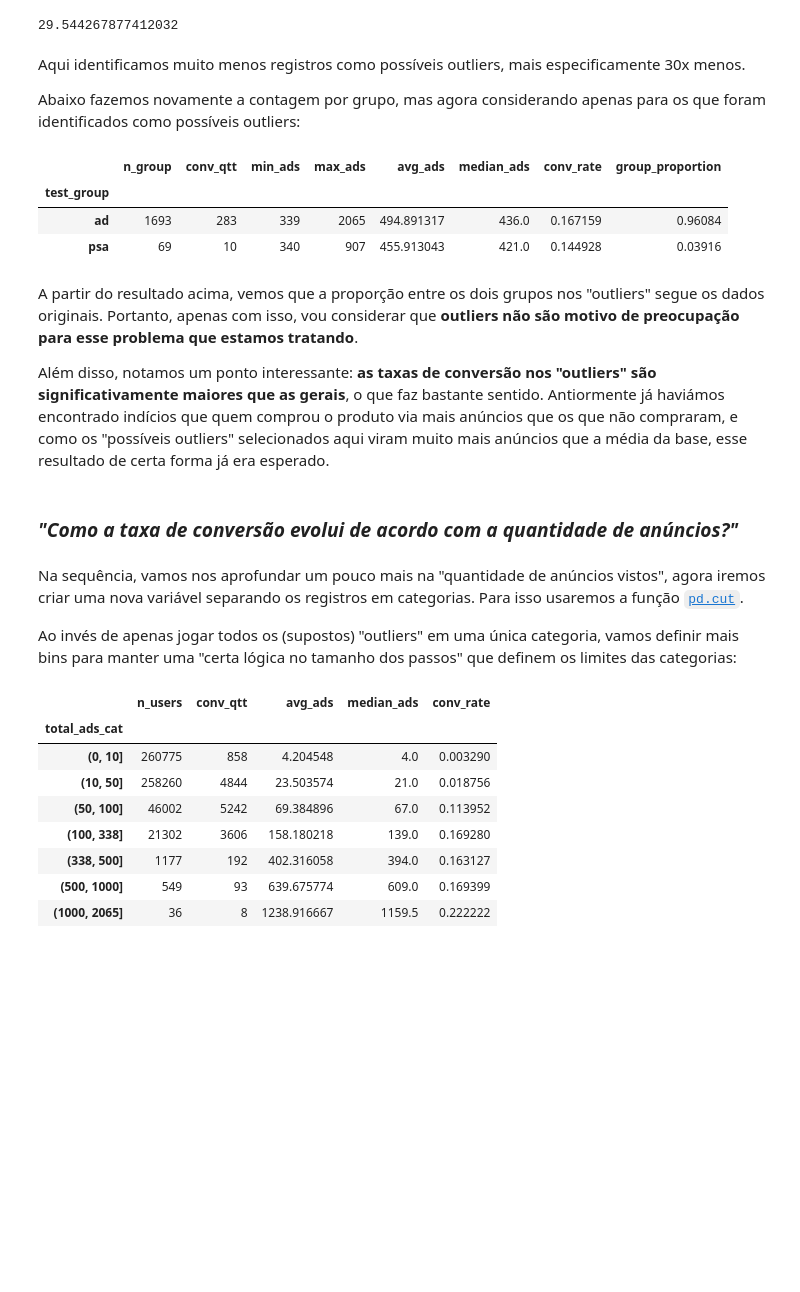
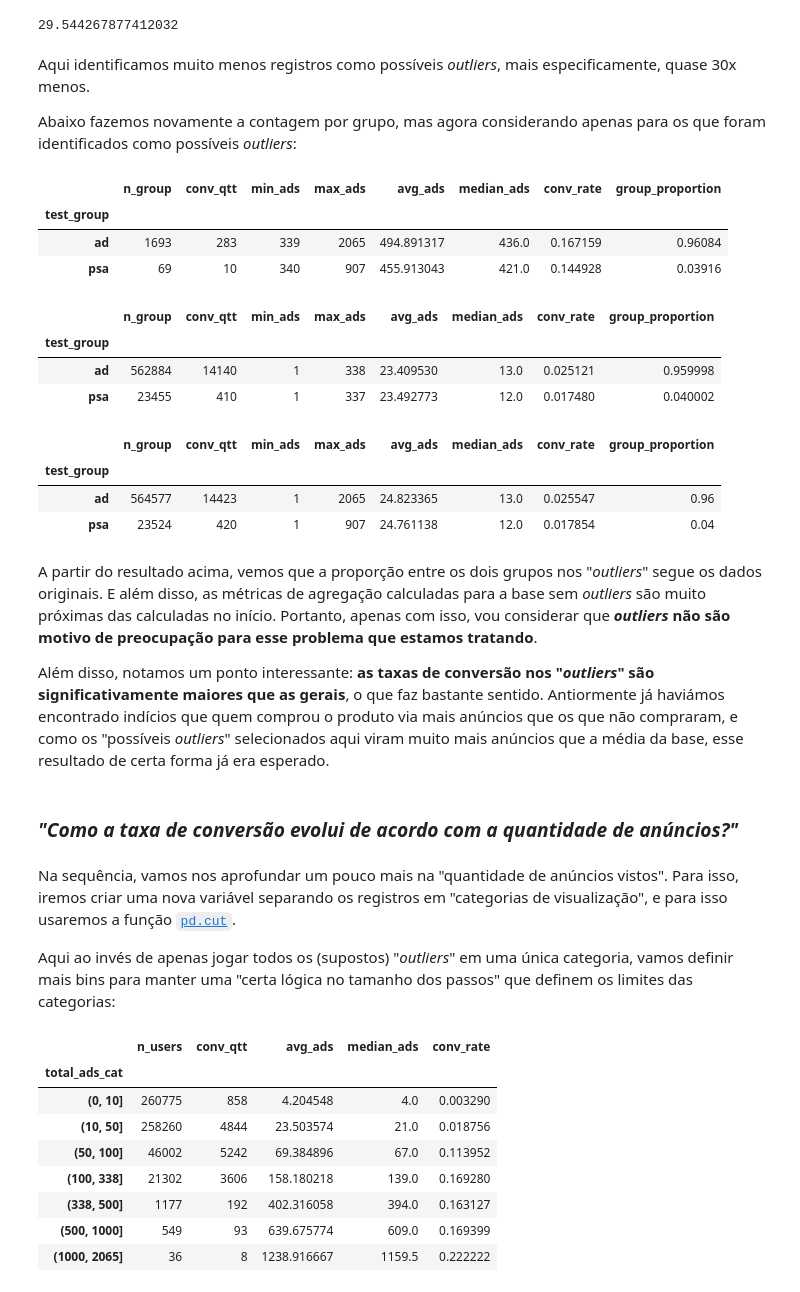
Before and after one commit to brnocesar/data-science-portifolio, a Jupyter notebook: ab_testing/marketing_ab_pt_br.ipynb, the cells around one changed output. Saved outputs shown, nothing was run; the diff lists cells and outputs as text; code cells hidden in the pictures; blank space fills up the shorter version.

```diff
--- a/ab_testing/marketing_ab_pt_br.ipynb
+++ b/ab_testing/marketing_ab_pt_br.ipynb
@@ -263,7 +299,7 @@ len(df_outliers_iqr) / len(df_outliers_997)
 # %% [output]
 29.544267877412032
 # %% [markdown]
-Aqui identificamos muito menos registros como possíveis outliers, mais especificamente 30x menos.
+Aqui identificamos muito menos registros como possíveis _outliers_, mais especificamente, quase 30x menos.
 
-Abaixo fazemos novamente a contagem por grupo, mas agora considerando apenas para os que foram identificados como possíveis outliers:
+Abaixo fazemos novamente a contagem por grupo, mas agora considerando apenas para os que foram identificados como possíveis _outliers_:
 # %%
@@ -284,16 +320,43 @@ df_outliers_997.groupby('test_group').agg(
 | test_group |  |  |  |  |  |  |  |  |
 | ad | 1693 | 283 | 339 | 2065 | 494.891317 | 436.0 | 0.167159 | 0.96084 |
 | psa | 69 | 10 | 340 | 907 | 455.913043 | 421.0 | 0.144928 | 0.03916 |
+# %%
+# make counts according to group and calculate conversion rate, for those NOT selected as outliers
+df_no_outliers_997 = df[df['total_ads'] <= lim_997]
+df_no_outliers_997.groupby('test_group').agg(
+    n_group=("test_group", "count"),
+    conv_qtt=("converted", "sum"),
+    min_ads=("total_ads", "min"),
+    max_ads=("total_ads", "max"),
+    avg_ads=("total_ads", "mean"),
+    median_ads=("total_ads", "median")
+).assign(
+    conv_rate=lambda inner_df: inner_df.conv_qtt / inner_df.n_group,
+    group_proportion=lambda inner_df: inner_df.n_group / len(df_no_outliers_997)
+)
+# %% [output]
+|  | n_group | conv_qtt | min_ads | max_ads | avg_ads | median_ads | conv_rate | group_proportion |
+| test_group |  |  |  |  |  |  |  |  |
+| ad | 562884 | 14140 | 1 | 338 | 23.409530 | 13.0 | 0.025121 | 0.959998 |
+| psa | 23455 | 410 | 1 | 337 | 23.492773 | 12.0 | 0.017480 | 0.040002 |
+# %%
+# aggregation metrics calculated for the entire dataset, without removing outliers
+df_groups
+# %% [output]
+|  | n_group | conv_qtt | min_ads | max_ads | avg_ads | median_ads | conv_rate | group_proportion |
+| test_group |  |  |  |  |  |  |  |  |
+| ad | 564577 | 14423 | 1 | 2065 | 24.823365 | 13.0 | 0.025547 | 0.96 |
+| psa | 23524 | 420 | 1 | 907 | 24.761138 | 12.0 | 0.017854 | 0.04 |
 # %% [markdown]
-A partir do resultado acima, vemos que a proporção entre os dois grupos nos "outliers" segue os dados originais. Portanto, apenas com isso, vou considerar que **outliers não são motivo de preocupação para esse problema que estamos tratando**.
+A partir do resultado acima, vemos que a proporção entre os dois grupos nos "_outliers_" segue os dados originais. E além disso, as métricas de agregação calculadas para a base sem _outliers_ são muito próximas das calculadas no início. Portanto, apenas com isso, vou considerar que **_outliers_ não são motivo de preocupação para esse problema que estamos tratando**.
 
-Além disso, notamos um ponto interessante: **as taxas de conversão nos "outliers" são significativamente maiores que as gerais**, o que faz bastante sentido. Antiormente já haviámos encontrado indícios que quem comprou o produto via mais anúncios que os que não compraram, e como os "possíveis outliers" selecionados aqui viram muito mais anúncios que a média da base, esse resultado de certa forma já era esperado.
+Além disso, notamos um ponto interessante: **as taxas de conversão nos "_outliers_" são significativamente maiores que as gerais**, o que faz bastante sentido. Antiormente já haviámos encontrado indícios que quem comprou o produto via mais anúncios que os que não compraram, e como os "possíveis _outliers_" selecionados aqui viram muito mais anúncios que a média da base, esse resultado de certa forma já era esperado.
 # %% [markdown]
 ### _"Como a taxa de conversão evolui de acordo com a quantidade de anúncios?"_
 # %% [markdown]
-Na sequência, vamos nos aprofundar um pouco mais na "quantidade de anúncios vistos", agora iremos criar uma nova variável separando os registros em categorias. Para isso usaremos a função [`pd.cut`](https://pandas.pydata.org/docs/reference/api/pandas.cut.html).
+Na sequência, vamos nos aprofundar um pouco mais na "quantidade de anúncios vistos". Para isso, iremos criar uma nova variável separando os registros em "categorias de visualização", e para isso usaremos a função [`pd.cut`](https://pandas.pydata.org/docs/reference/api/pandas.cut.html).
 
-Ao invés de apenas jogar todos os (supostos) "outliers" em uma única categoria, vamos definir mais bins para manter uma "certa lógica no tamanho dos passos" que definem os limites das categorias:
+Aqui ao invés de apenas jogar todos os (supostos) "_outliers_" em uma única categoria, vamos definir mais bins para manter uma "certa lógica no tamanho dos passos" que definem os limites das categorias:
 # %%
 # applies categorization to the amount of total Ads
 bins                = [0, 10, 50, 100, 338, 500, 1000, df['total_ads'].max()]
```
Also changed, not shown: parts of 40 cells of this notebook, 4 other files.
